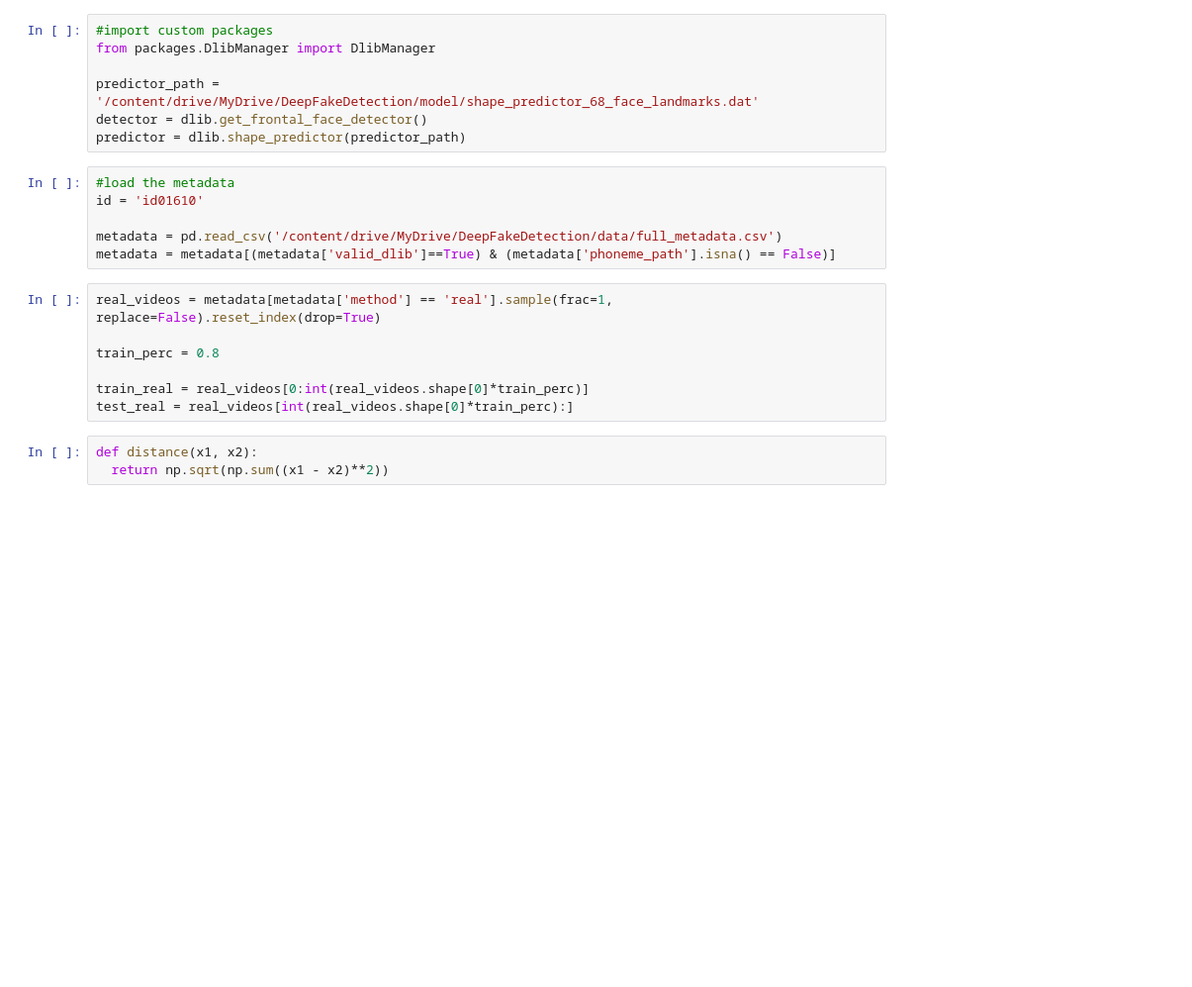
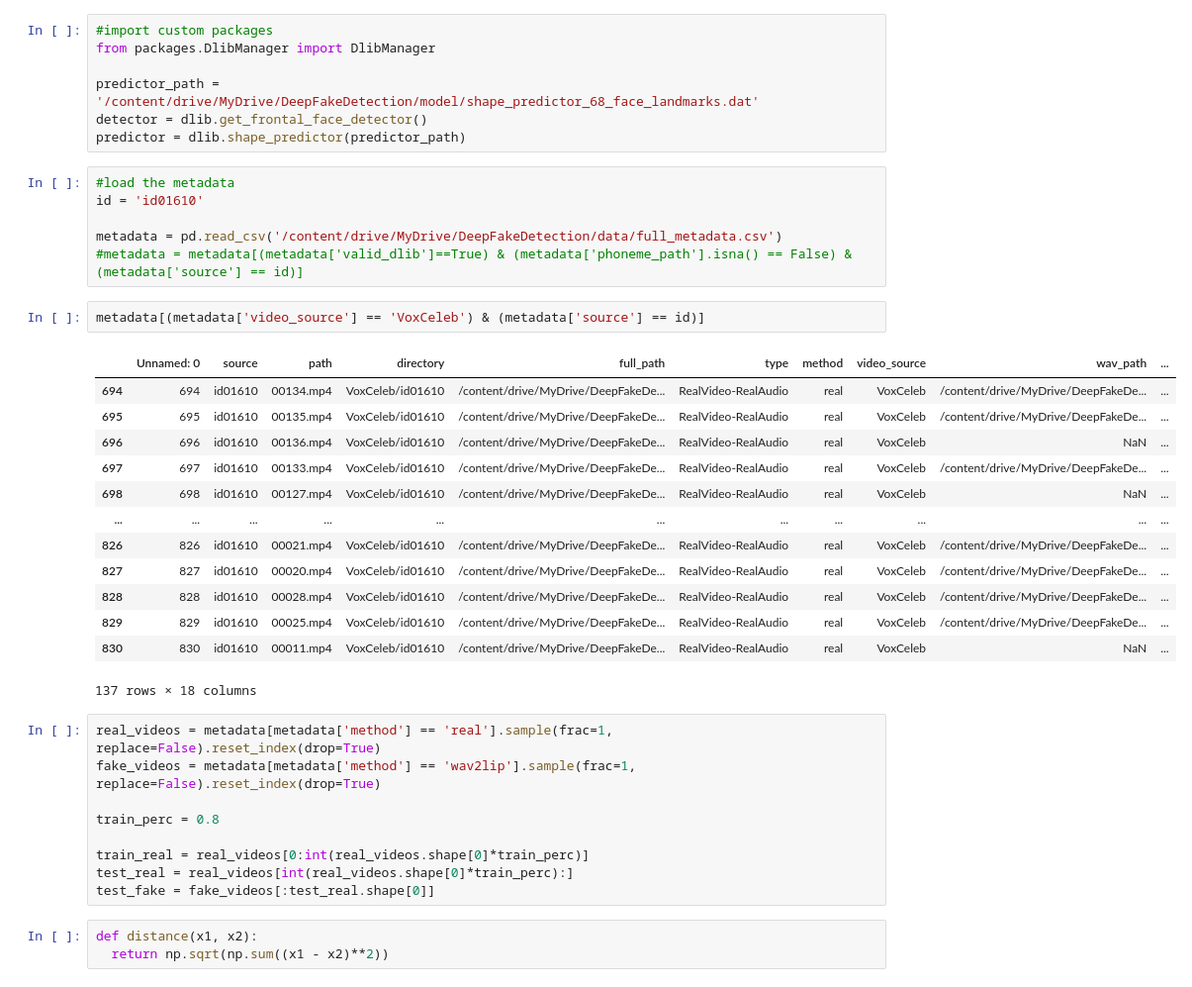
Before and after one commit to romitbarua/MultiModalDeepFake, a Jupyter notebook: TestingNotebooks/PhonemeVsDlib.ipynb, the cells around one changed output. Shown at 99% size. Saved outputs shown, nothing was run; the diff lists cells and outputs as text; blank space fills up the shorter version.

```diff
--- a/TestingNotebooks/PhonemeVsDlib.ipynb
+++ b/TestingNotebooks/PhonemeVsDlib.ipynb
@@ -79,14 +79,32 @@ predictor = dlib.shape_predictor(predictor_path)
 id = 'id01610'
 
 metadata = pd.read_csv('/content/drive/MyDrive/DeepFakeDetection/data/full_metadata.csv')
-metadata = metadata[(metadata['valid_dlib']==True) & (metadata['phoneme_path'].isna() == False)]
+#metadata = metadata[(metadata['valid_dlib']==True) & (metadata['phoneme_path'].isna() == False) & (metadata['source'] == id)]
+# %%
+metadata[(metadata['video_source'] == 'VoxCeleb') & (metadata['source'] == id)]
+# %% [output]
+|  | Unnamed: 0 | source | path | directory | full_path | type | method | video_source | wav_path | ... |
+| 694 | 694 | id01610 | 00134.mp4 | VoxCeleb/id01610 | /content/drive/MyDrive/DeepFakeDe... | RealVideo-RealAudio | real | VoxCeleb | /content/drive/MyDrive/DeepFakeDe... | ... |
+| 695 | 695 | id01610 | 00135.mp4 | VoxCeleb/id01610 | /content/drive/MyDrive/DeepFakeDe... | RealVideo-RealAudio | real | VoxCeleb | /content/drive/MyDrive/DeepFakeDe... | ... |
+| 696 | 696 | id01610 | 00136.mp4 | VoxCeleb/id01610 | /content/drive/MyDrive/DeepFakeDe... | RealVideo-RealAudio | real | VoxCeleb | NaN | ... |
+| 697 | 697 | id01610 | 00133.mp4 | VoxCeleb/id01610 | /content/drive/MyDrive/DeepFakeDe... | RealVideo-RealAudio | real | VoxCeleb | /content/drive/MyDrive/DeepFakeDe... | ... |
+| 698 | 698 | id01610 | 00127.mp4 | VoxCeleb/id01610 | /content/drive/MyDrive/DeepFakeDe... | RealVideo-RealAudio | real | VoxCeleb | NaN | ... |
+| ... | ... | ... | ... | ... | ... | ... | ... | ... | ... | ... |
+| 826 | 826 | id01610 | 00021.mp4 | VoxCeleb/id01610 | /content/drive/MyDrive/DeepFakeDe... | RealVideo-RealAudio | real | VoxCeleb | /content/drive/MyDrive/DeepFakeDe... | ... |
+| 827 | 827 | id01610 | 00020.mp4 | VoxCeleb/id01610 | /content/drive/MyDrive/DeepFakeDe... | RealVideo-RealAudio | real | VoxCeleb | /content/drive/MyDrive/DeepFakeDe... | ... |
+| 828 | 828 | id01610 | 00028.mp4 | VoxCeleb/id01610 | /content/drive/MyDrive/DeepFakeDe... | RealVideo-RealAudio | real | VoxCeleb | /content/drive/MyDrive/DeepFakeDe... | ... |
+| 829 | 829 | id01610 | 00025.mp4 | VoxCeleb/id01610 | /content/drive/MyDrive/DeepFakeDe... | RealVideo-RealAudio | real | VoxCeleb | /content/drive/MyDrive/DeepFakeDe... | ... |
+| 830 | 830 | id01610 | 00011.mp4 | VoxCeleb/id01610 | /content/drive/MyDrive/DeepFakeDe... | RealVideo-RealAudio | real | VoxCeleb | NaN | ... |
+137 rows × 18 columns
 # %%
 real_videos = metadata[metadata['method'] == 'real'].sample(frac=1, replace=False).reset_index(drop=True)
+fake_videos = metadata[metadata['method'] == 'wav2lip'].sample(frac=1, replace=False).reset_index(drop=True)
 
 train_perc = 0.8
 
 train_real = real_videos[0:int(real_videos.shape[0]*train_perc)]
 test_real = real_videos[int(real_videos.shape[0]*train_perc):]
+test_fake = fake_videos[:test_real.shape[0]]
 # %%
 def distance(x1, x2):
   return np.sqrt(np.sum((x1 - x2)**2))
```
Also changed, not shown: parts of 12 cells of this notebook.
